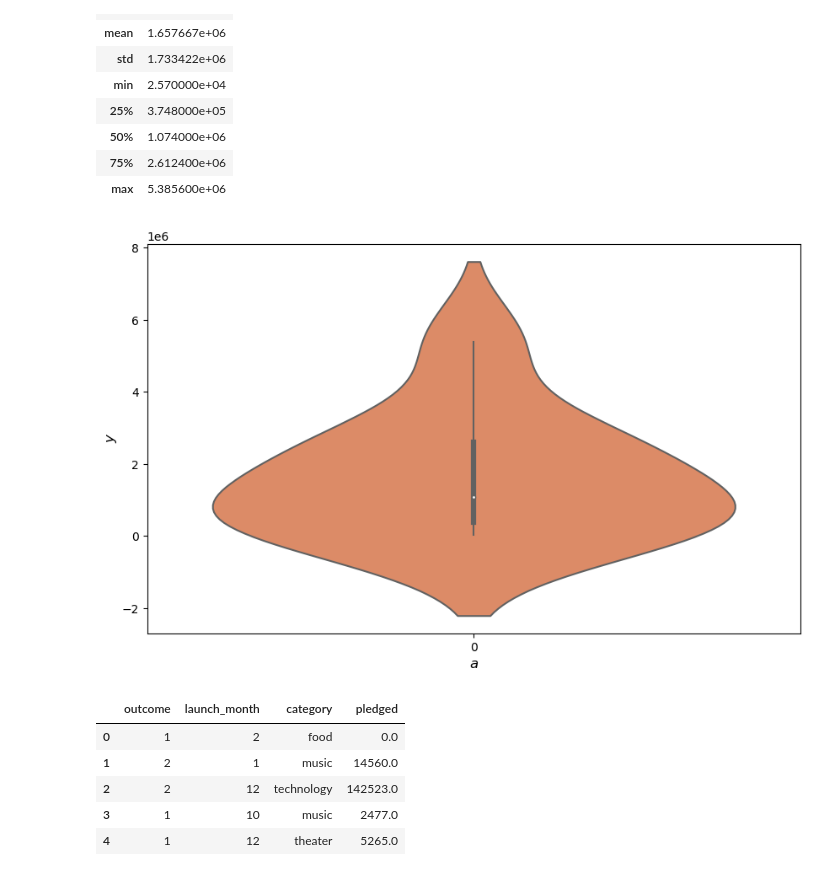
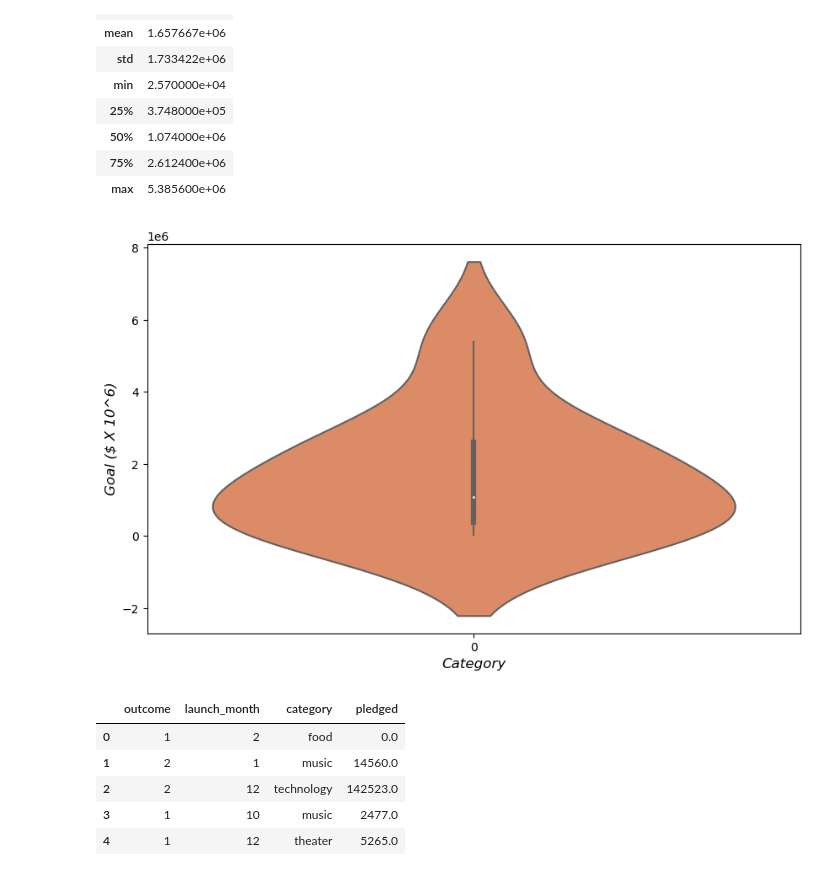
Before and after one commit to musicmaj/Crowdfunding_ETL, a Jupyter notebook: Crowdfunding_ETL/01-Ins_ETL_Mini_Project/Project2_Group15_Final_Submission/project2_group15_krivers_apatil_analysis.ipynb, the cells around one changed output. Cells and saved outputs as stored; diff of their text form; code cells hidden in the pictures.

```diff
--- a/Crowdfunding_ETL/01-Ins_ETL_Mini_Project/Starter_Files/project2_krivers_apatil_analysis.ipynb
+++ b/Crowdfunding_ETL/01-Ins_ETL_Mini_Project/Project2_Group15_Final_Submission/project2_group15_krivers_apatil_analysis.ipynb
@@ -353,20 +353,20 @@ staff.describe()
 # %%
 # Step 1: get the data
 x = staff["goal"]
 
 # create the plot
 plt.figure(figsize=(10,6))
 sns.violinplot(data=x, color="#EF8354")
 
 # customizations
-plt.xlabel("a", fontstyle="italic", fontsize=12)
-plt.ylabel("y", fontstyle="italic", fontsize=12)
+plt.xlabel("Category", fontstyle="italic", fontsize=12)
+plt.ylabel("Goal ($ X 10^6)", fontstyle="italic", fontsize=12)
 # plt.grid(color="lightgrey", axis="y", linestyle="--", alpha=0.25)
 
 # show
 plt.show()
 # %% [output]
-[figure, old version]
+[figure, new version]
 # %%
 vis2_df.head()
 # %% [output]
```
Also changed, not shown: parts of 4 cells of this notebook, 14 other files.
